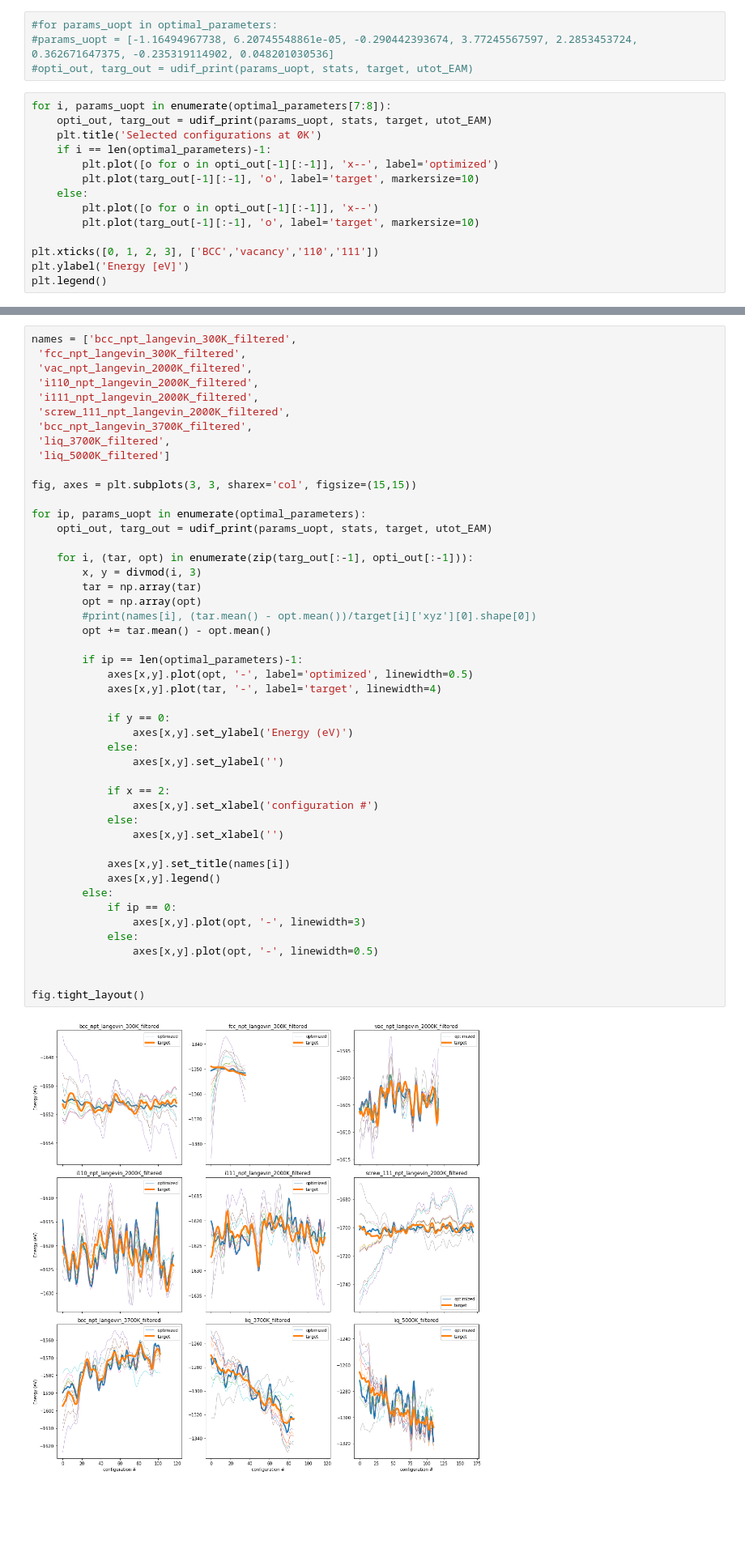
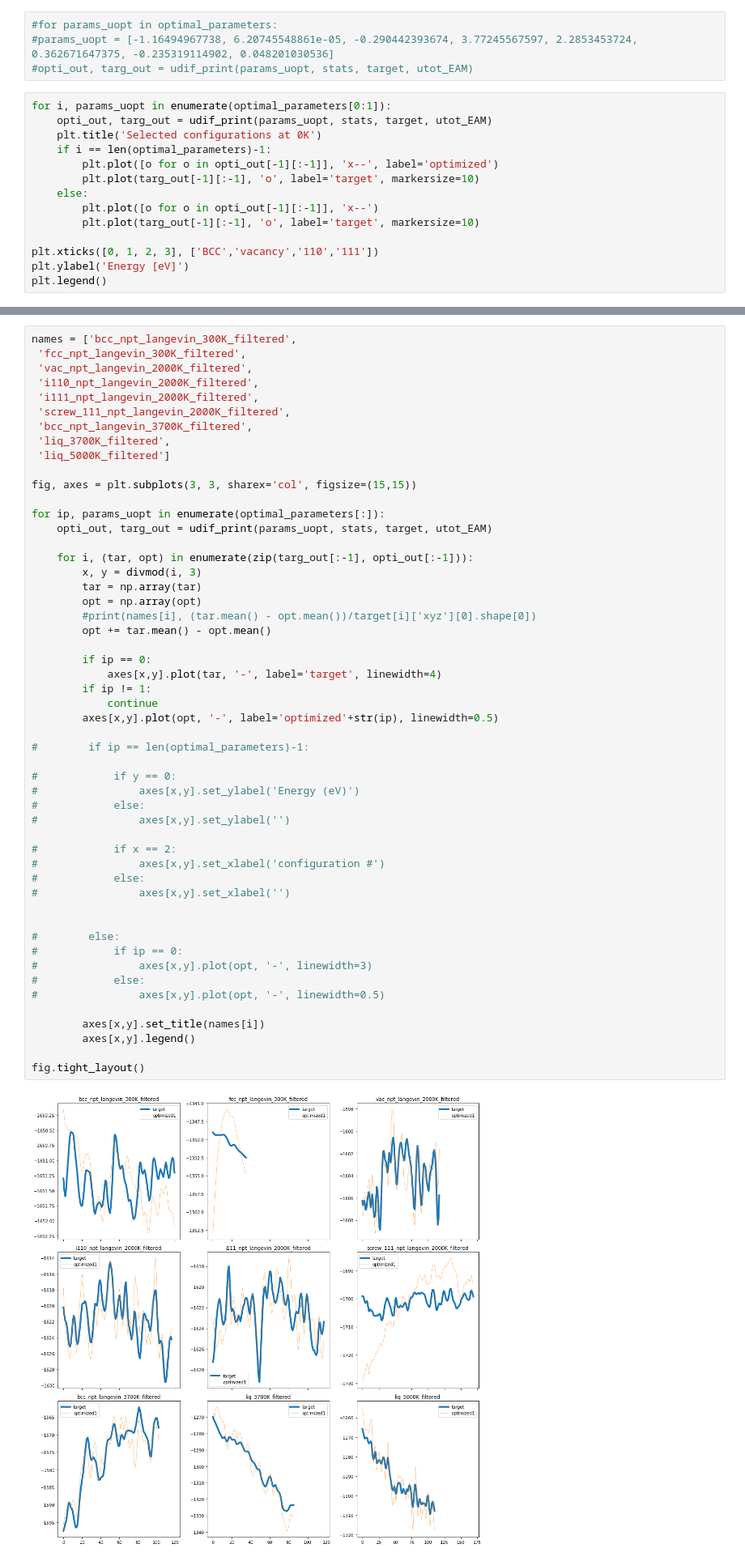
Before and after one commit to vlcekl/eam-models, a Jupyter notebook: notebooks/IFF_optimize-new.ipynb, the cells around one changed output, grey strips where cells are left out. Shown at 81% size. Saved outputs shown, nothing was run; the diff lists cells and outputs as text; blank space fills up the shorter version.

```diff
--- a/notebooks/IFF_optimize-new.ipynb
+++ b/notebooks/IFF_optimize-new.ipynb
@@ -715,7 +797,7 @@ Opt # 10 (8.59422191062003e-06, 1210, 1860, 0)
 #params_uopt = [-1.16494967738, 6.20745548861e-05, -0.290442393674, 3.77245567597, 2.2853453724, 0.362671647375, -0.235319114902, 0.048201030536]
 #opti_out, targ_out = udif_print(params_uopt, stats, target, utot_EAM)
 # %%
-for i, params_uopt in enumerate(optimal_parameters[7:8]):
+for i, params_uopt in enumerate(optimal_parameters[0:1]):
     opti_out, targ_out = udif_print(params_uopt, stats, target, utot_EAM)
     plt.title('Selected configurations at 0K')
     if i == len(optimal_parameters)-1:
@@ -734,50 +816,55 @@ plt.legend()
 # %%
 names = ['bcc_npt_langevin_300K_filtered',
  'fcc_npt_langevin_300K_filtered',
  'vac_npt_langevin_2000K_filtered',
  'i110_npt_langevin_2000K_filtered',
  'i111_npt_langevin_2000K_filtered',
  'screw_111_npt_langevin_2000K_filtered',
  'bcc_npt_langevin_3700K_filtered',
  'liq_3700K_filtered',
  'liq_5000K_filtered']
 
 fig, axes = plt.subplots(3, 3, sharex='col', figsize=(15,15))
 
-for ip, params_uopt in enumerate(optimal_parameters):
+for ip, params_uopt in enumerate(optimal_parameters[:]):
     opti_out, targ_out = udif_print(params_uopt, stats, target, utot_EAM)
 
     for i, (tar, opt) in enumerate(zip(targ_out[:-1], opti_out[:-1])):
         x, y = divmod(i, 3)
         tar = np.array(tar)
         opt = np.array(opt)
         #print(names[i], (tar.mean() - opt.mean())/target[i]['xyz'][0].shape[0])
         opt += tar.mean() - opt.mean()
 
-        if ip == len(optimal_parameters)-1:
-            axes[x,y].plot(opt, '-', label='optimized', linewidth=0.5)
+        if ip == 0:
             axes[x,y].plot(tar, '-', label='target', linewidth=4)
+        if ip != 1:
+            continue
+        axes[x,y].plot(opt, '-', label='optimized'+str(ip), linewidth=0.5)
 
-            if y == 0:
-                axes[x,y].set_ylabel('Energy (eV)')
-            else:
-                axes[x,y].set_ylabel('')
+#        if ip == len(optimal_parameters)-1:
 
-            if x == 2:
-                axes[x,y].set_xlabel('configuration #')
-            else:
-                axes[x,y].set_xlabel('')
+#            if y == 0:
+#                axes[x,y].set_ylabel('Energy (eV)')
+#            else:
+#                axes[x,y].set_ylabel('')
 
-            axes[x,y].set_title(names[i])
-            axes[x,y].legend()
-        else:
-            if ip == 0:
-                axes[x,y].plot(opt, '-', linewidth=3)
-            else:
-                axes[x,y].plot(opt, '-', linewidth=0.5)
+#            if x == 2:
+#                axes[x,y].set_xlabel('configuration #')
+#            else:
+#                axes[x,y].set_xlabel('')
 
 
+#        else:
+#            if ip == 0:
+#                axes[x,y].plot(opt, '-', linewidth=3)
+#            else:
+#                axes[x,y].plot(opt, '-', linewidth=0.5)
+
+        axes[x,y].set_title(names[i])
+        axes[x,y].legend()
+
 fig.tight_layout()
 # %% [output]
-[figure, old version]
+[figure, new version]
 # %%
```
Also changed, not shown: parts of 31 cells of this notebook, 7 other files.
